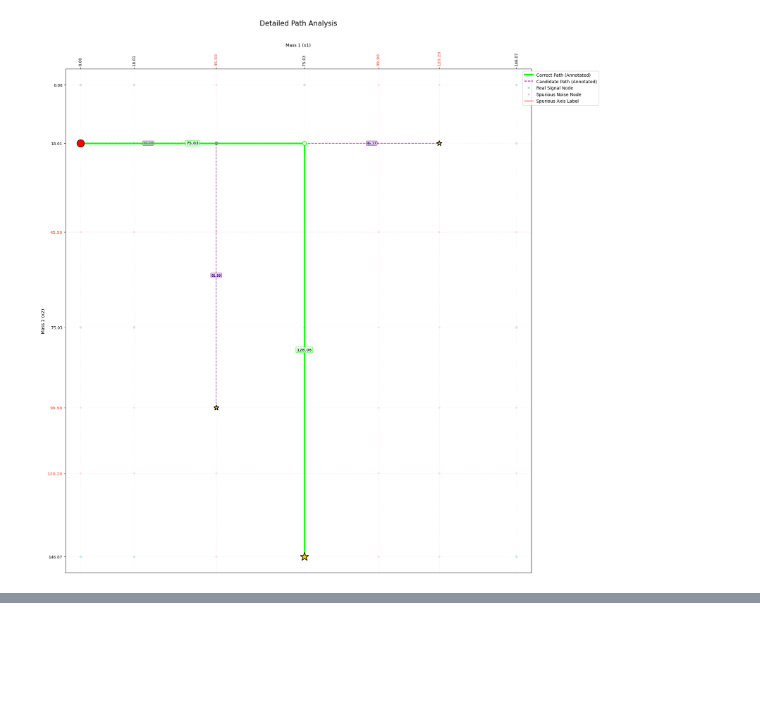
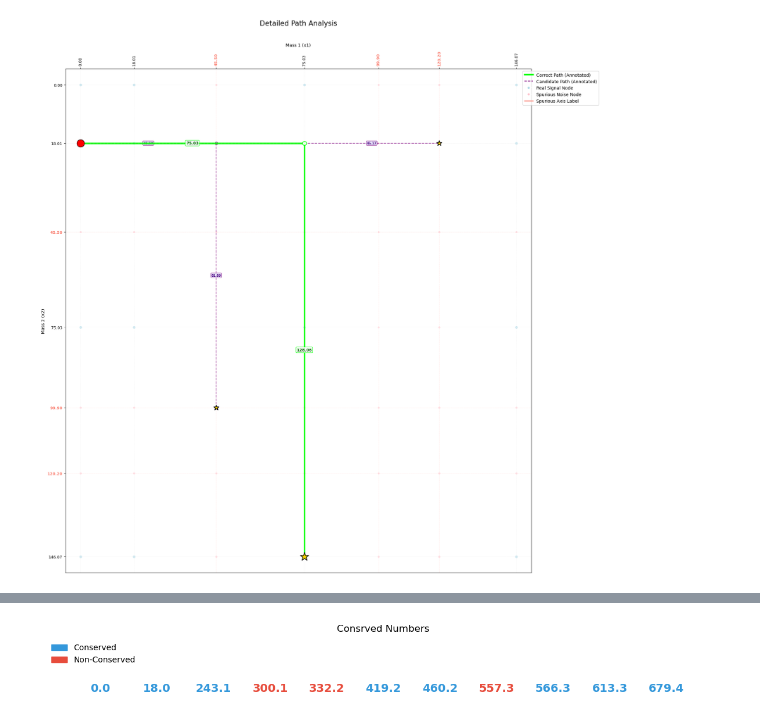
Before and after one commit to Kevinxsn/2D_spec_dict, a Jupyter notebook: anti_symmetric/notebook.ipynb, the cells around one changed output, grey strips where cells are left out. Saved outputs shown, nothing was run; the diff lists cells and outputs as text; code cells hidden in the pictures; blank space fills up the shorter version.

```diff
--- a/anti_symmetric/notebook.ipynb
+++ b/anti_symmetric/notebook.ipynb
@@ -2164,0 +2284,8 @@ visualize_all_paths_annotated(full_spec, spurious_masses=noise,
+# %%
+universe_set = ([0.0, 18.01056, 243.100744, 300.122204, 332.184804, 419.15931663218004, 460.17931546636, 557.2572246963999, 566.285218, 566.285244, 613.2971779999999, 613.3376099479101, 679.369278, 679.369304])
+
+list_a = [(0.0, 18.01056), (243.100744, 18.01056), (300.122204, 18.01056), (300.122204, 332.184804), (557.2572246963999, 332.184804), (557.2572246963999, 566.285244), (557.2572246963999, 679.369304)]
+list_b = [(0.0, 18.01056), (243.100744, 18.01056), (300.122204, 18.01056), (300.122204, 332.184804), (300.122204, 566.285244), (613.2971779999999, 566.285244), (613.2971779999999, 679.369304)]
+
+
+cons, non_cons = find_conserved_numbers([list_a, list_b], universe_set)
@@ -2164,0 +2309,85 @@ visualize_all_paths_annotated(full_spec, spurious_masses=noise,
+# %%
+import matplotlib.pyplot as plt
+import matplotlib.patches as mpatches
+
+def visualize_sets(universal_set, set_one, set_two):
+    """
+    Visualizes elements of a universal set, coloring them based on membership
+    in set_one or set_two.
+    """
+
+    # 0. Round all numbers to 1 decimal digit as requested
+    # We update the sets themselves so the membership checks match the rounded values
+    universal_set = {round(x, 1) for x in universal_set}
+    set_one = {round(x, 1) for x in set_one}
+    set_two = {round(x, 1) for x in set_two}
+
+    # 1. Sort the universal set to arrange numbers from smallest to largest
+    sorted_universe = sorted(list(universal_set))
+
+    # 2. Prepare lists for plotting
+    x_vals = []
+    colors = []
+
+    # Define colors
+    color_set_1 = '#3498db'  # Blue
+    color_set_2 = '#e74c3c'  # Red
+
+    #print(f"{'Number':<10} | {'Category'}")
+    #print("-" * 25)
+
+    # 3. Iterate through the sorted universe and determine category
+    # We use 'enumerate' to get a simple index (0, 1, 2...) for the x-position
+
+    for i, number in enumerate(sorted_universe):
+        x_vals.append(i)
+
+        if number in set_one:
+            colors.append(color_set_1)
+            #print(f"{number:<10} | Set 1")
+        elif number in set_two:
+            colors.append(color_set_2)
+            #print(f"{number:<10} | Set 2")
+        else:
+            # Fallback in case of unexpected data, though user noted this won't happen
+            colors.append('black')
+            #print(f"{number:<10} | Unknown")
+
+    # 4. Create the Graph
+    # Adjusted figsize height to 1.5 to make it very compact
+    plt.figure(figsize=(12, 1.5))
+
+    # Plot the main number line (subtle)
+    plt.axhline(y=0, color='gray', linewidth=0.5, zorder=1)
+
+    # Add labels (the numbers themselves) directly on the line
+    for x, label, color in zip(x_vals, sorted_universe, colors):
+        plt.text(x, 0, str(label),
+                 ha='center', va='center',
+                 fontsize=14, fontweight='bold', color=color,
+                 bbox=dict(facecolor='white', edgecolor='none', pad=3.0))
+
+    # 5. Add Legend and Labels
+    patch1 = mpatches.Patch(color=color_set_1, label='Conserved')
+    patch2 = mpatches.Patch(color=color_set_2, label='Non-Conserved')
+
+    # Place legend outside or compactly
+    plt.legend(handles=[patch1, patch2], loc='upper left', frameon=False, fontsize=10)
+
+    plt.title("Consrved Numbers")
+
+    # Hide both axes
+    plt.axis('off')
+
+    # Add some padding to the x-axis limits
+    if len(x_vals) > 0:
+        plt.xlim(min(x_vals) - 1, max(x_vals) + 1)
+
+    plt.tight_layout()
+    plt.show()
+
+
+# Run the function
+visualize_sets(universe_set, cons, non_cons)
+# %% [output]
+[figure, added]
```
Also changed, not shown: parts of 5 cells of this notebook, 3 other files.
